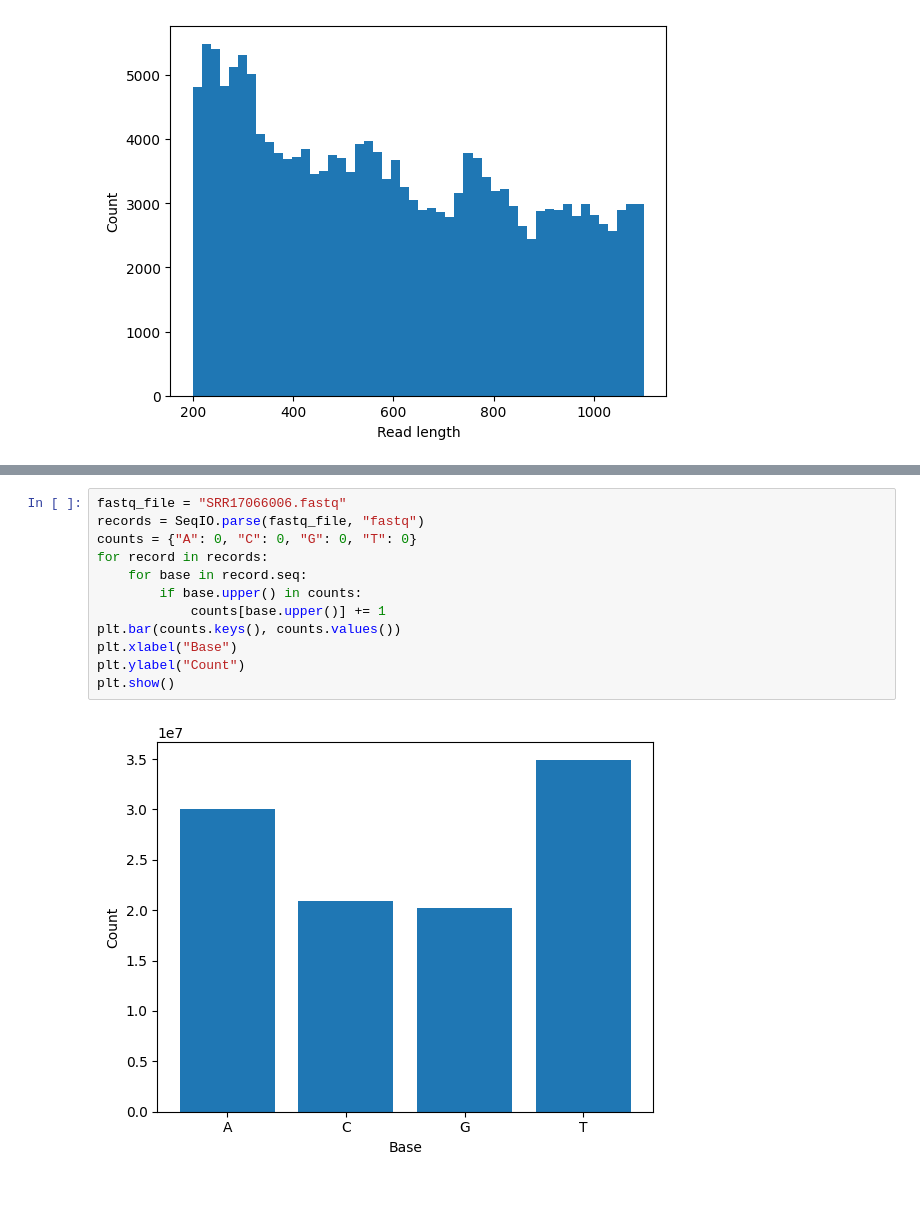
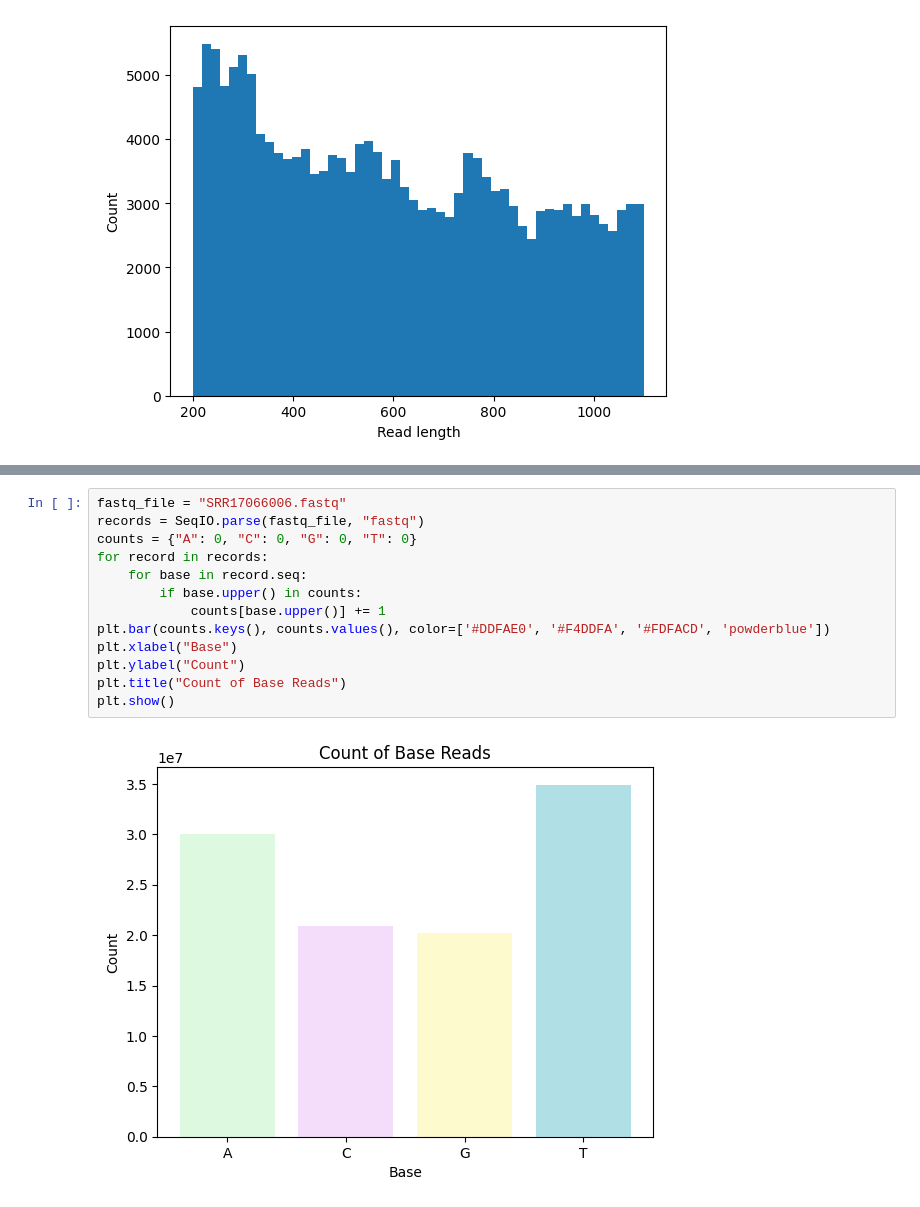
Before and after one commit to farazrahman/techtalk-wids-ps-23, a Jupyter notebook: analyze-fastq.ipynb, the cells around one changed output, grey strips where cells are left out. Drawn from its saved outputs; the diff is of its cells as text.

```diff
--- a/analyze-fastq.ipynb
+++ b/analyze-fastq.ipynb
@@ -17,17 +28,18 @@ plt.show()
 # %%
 fastq_file = "SRR17066006.fastq"
 records = SeqIO.parse(fastq_file, "fastq")
 counts = {"A": 0, "C": 0, "G": 0, "T": 0}
 for record in records:
     for base in record.seq:
         if base.upper() in counts:
             counts[base.upper()] += 1
-plt.bar(counts.keys(), counts.values())
+plt.bar(counts.keys(), counts.values(), color=['#DDFAE0', '#F4DDFA', '#FDFACD', 'powderblue'])
 plt.xlabel("Base")
 plt.ylabel("Count")
+plt.title("Count of Base Reads")
 plt.show()
 # %% [output]
-[figure, old version]
+[figure, new version]
 # %%
 # Calculate and plot the quality distribution of the reads
 fastq_file = "SRR17066006.fastq"
```
Also changed, not shown: parts of 5 cells of this notebook.
